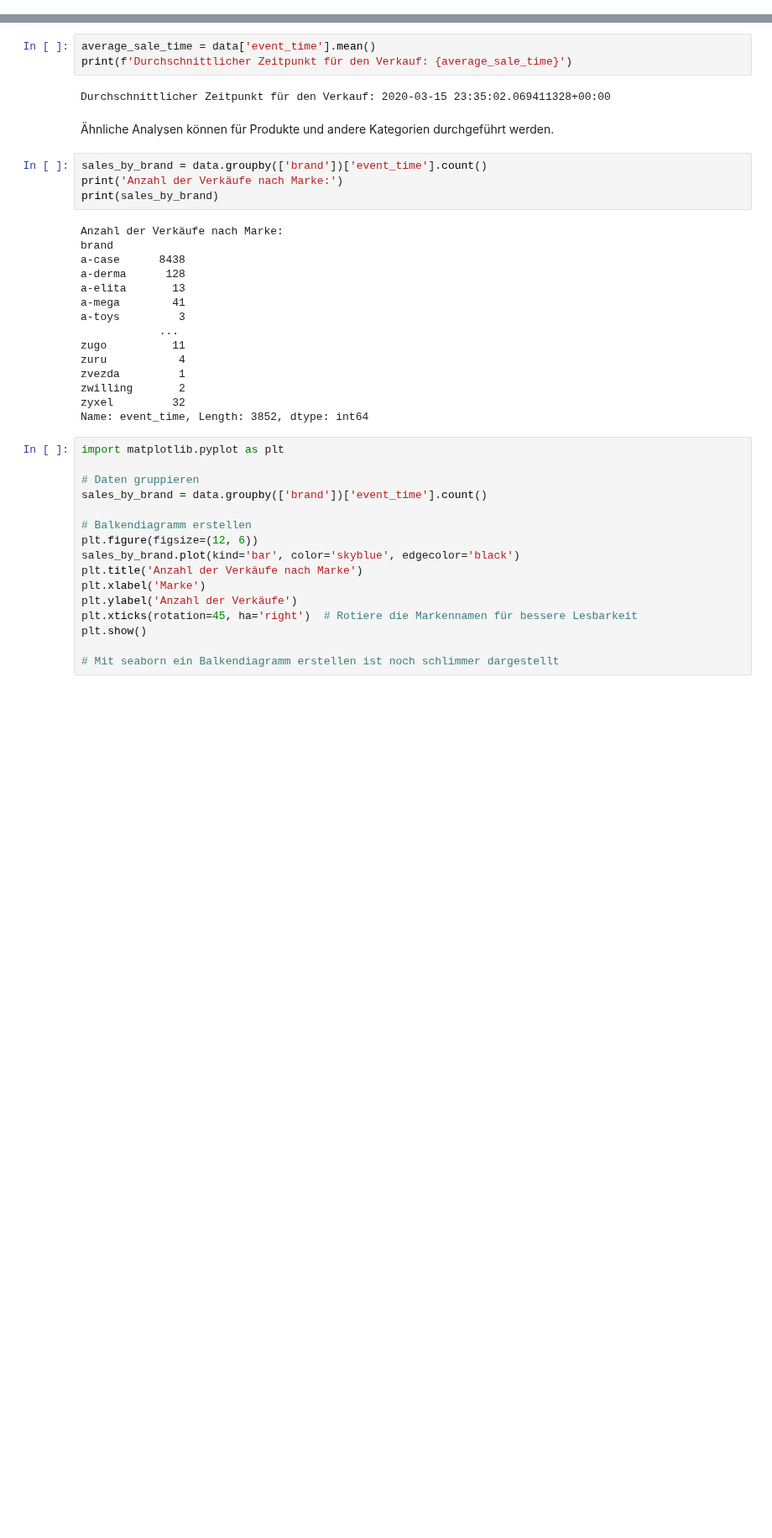
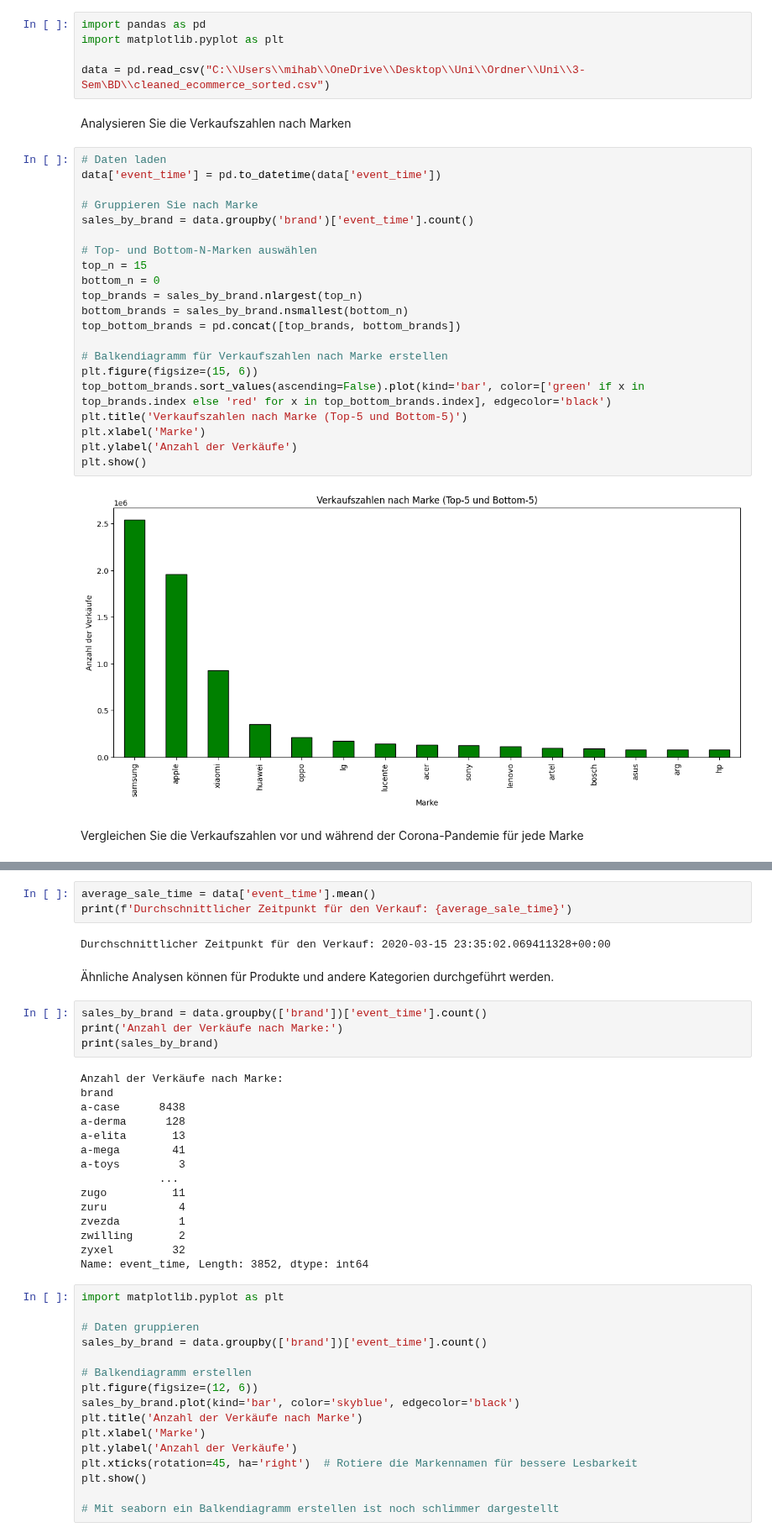
Before and after one commit to Vae2002/BigDataGroup5, a Jupyter notebook: data_analyse.ipynb, the cells around one changed output, grey strips where cells are left out. Shown at 84% size. Drawn from its saved outputs; the diff is of its cells as text; blank space fills up the shorter version.

Commit message:
2 Which brands are benefiting more or less during the coronavirus pandemic?

```diff
--- a/data_analyse.ipynb
+++ b/data_analyse.ipynb
@@ -0,0 +6,32 @@
+# %%
+import pandas as pd
+import matplotlib.pyplot as plt
+
+data = pd.read_csv("C:\\Users\\mihab\\OneDrive\\Desktop\\Uni\\Ordner\\Uni\\3-Sem\BD\\cleaned_ecommerce_sorted.csv")
+# %% [markdown]
+Analysieren Sie die Verkaufszahlen nach Marken
+# %%
+# Daten laden
+data['event_time'] = pd.to_datetime(data['event_time'])
+
+# Gruppieren Sie nach Marke
+sales_by_brand = data.groupby('brand')['event_time'].count()
+
+# Top- und Bottom-N-Marken auswählen
+top_n = 15
+bottom_n = 0
+top_brands = sales_by_brand.nlargest(top_n)
+bottom_brands = sales_by_brand.nsmallest(bottom_n)
+top_bottom_brands = pd.concat([top_brands, bottom_brands])
+
+# Balkendiagramm für Verkaufszahlen nach Marke erstellen
+plt.figure(figsize=(15, 6))
+top_bottom_brands.sort_values(ascending=False).plot(kind='bar', color=['green' if x in top_brands.index else 'red' for x in top_bottom_brands.index], edgecolor='black')
+plt.title('Verkaufszahlen nach Marke (Top-5 und Bottom-5)')
+plt.xlabel('Marke')
+plt.ylabel('Anzahl der Verkäufe')
+plt.show()
+# %% [output]
+[figure, added]
+# %% [markdown]
+Vergleichen Sie die Verkaufszahlen vor und während der Corona-Pandemie für jede Marke
```
Also changed, not shown: parts of 9 cells of this notebook.
